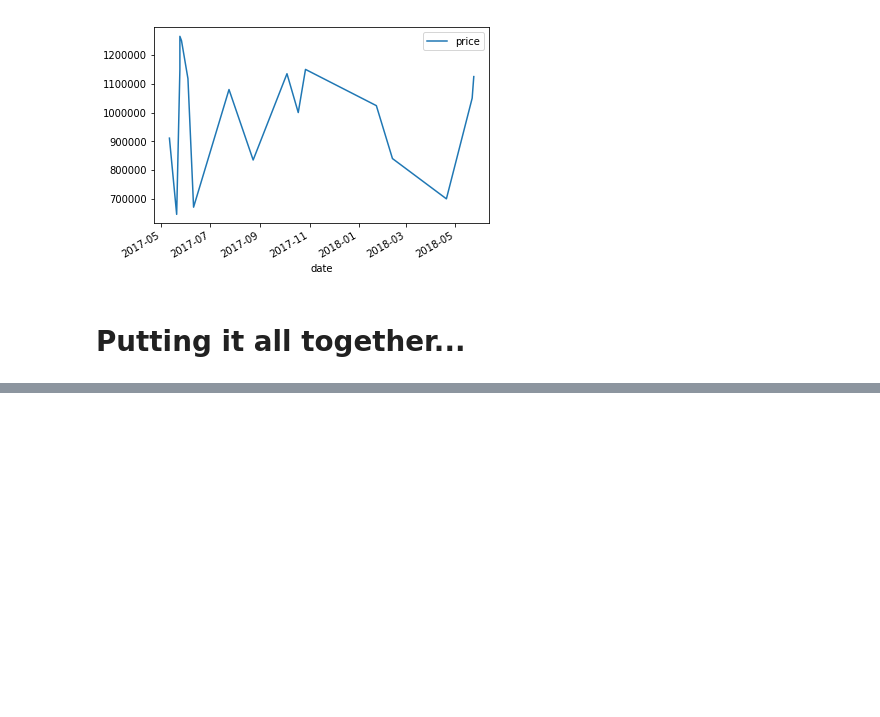
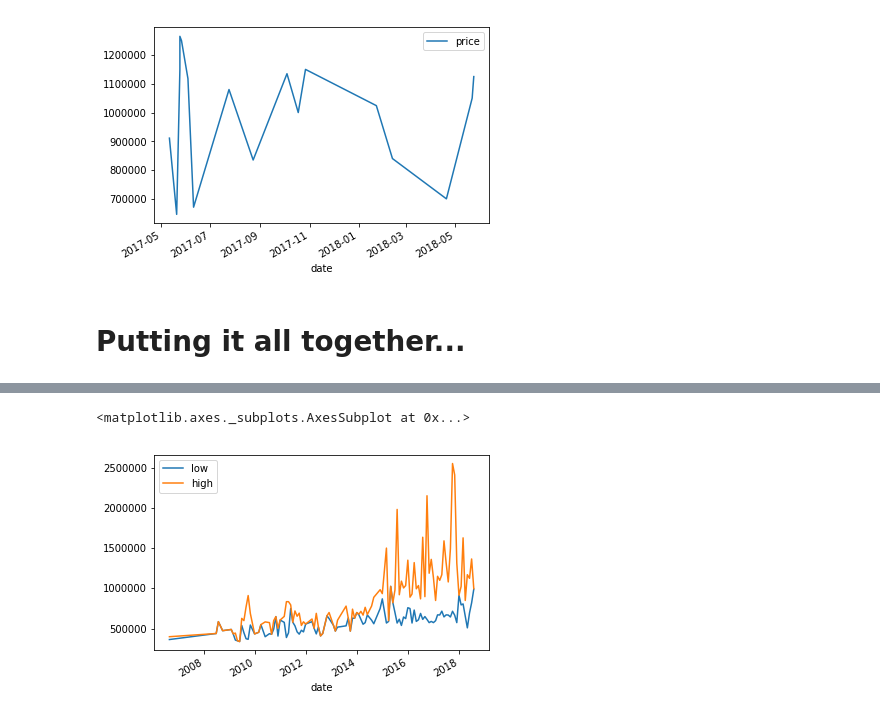
Before and after one commit to nevhan/imc-stem, a Jupyter notebook: notebooks/realestate-example.ipynb, the cells around one changed output, grey strips where cells are left out. Drawn from its saved outputs; the diff is of its cells as text; code cells hidden in the pictures; blank space fills up the shorter version.

```diff
--- a/notebooks/realestate-example.ipynb
+++ b/notebooks/realestate-example.ipynb
@@ -207,0 +256,4 @@ results.sort_values(by=['date']).plot(x='date',y='price')
+# %%
+ohlc = indexed.resample('1M').price.ohlc()
+ohlc = ohlc.dropna()
+ohlc
@@ -207,0 +280,5 @@ results.sort_values(by=['date']).plot(x='date',y='price')
+# %%
+ohlc.plot(y=['low','high'])
+# %% [output]
+<matplotlib.axes._subplots.AxesSubplot at 0x...>
+[figure, added]
```
Also changed, not shown: parts of 10 cells of this notebook.
